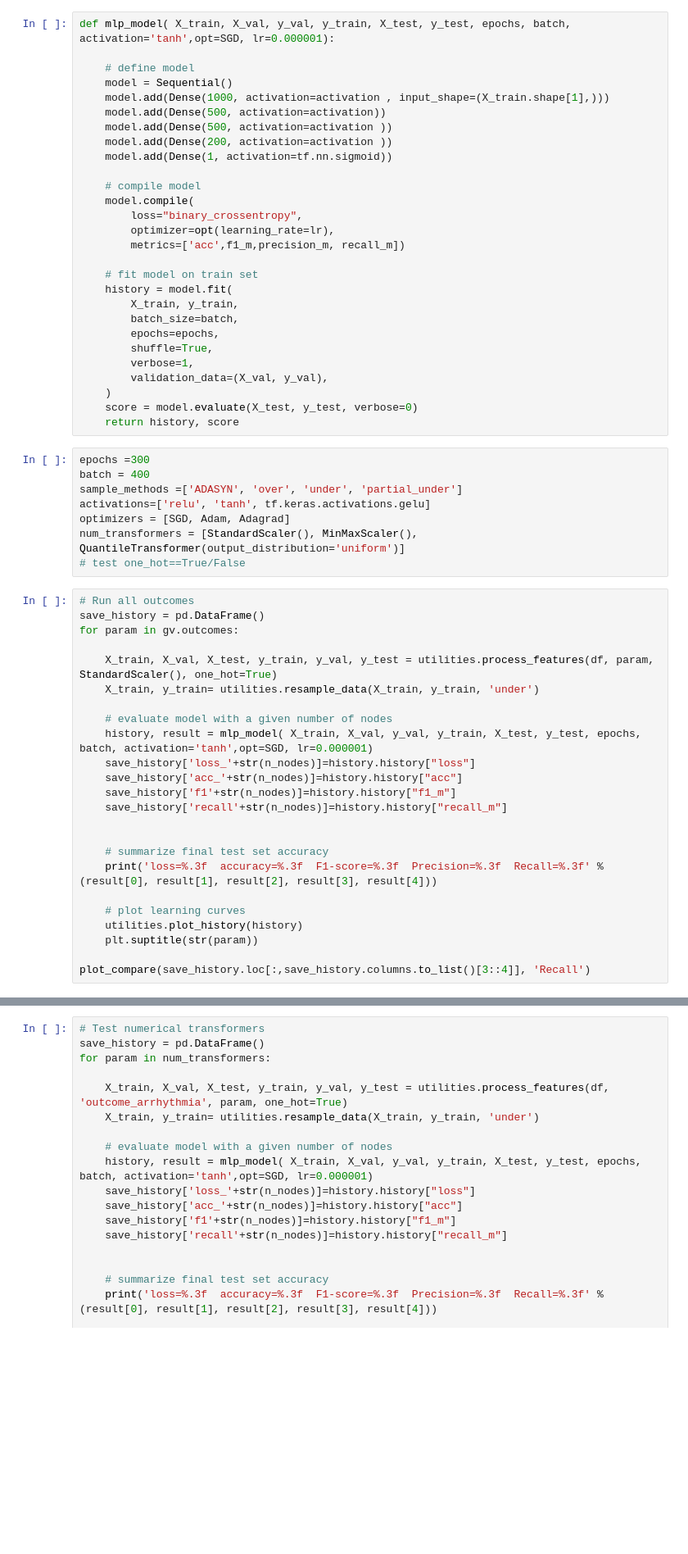
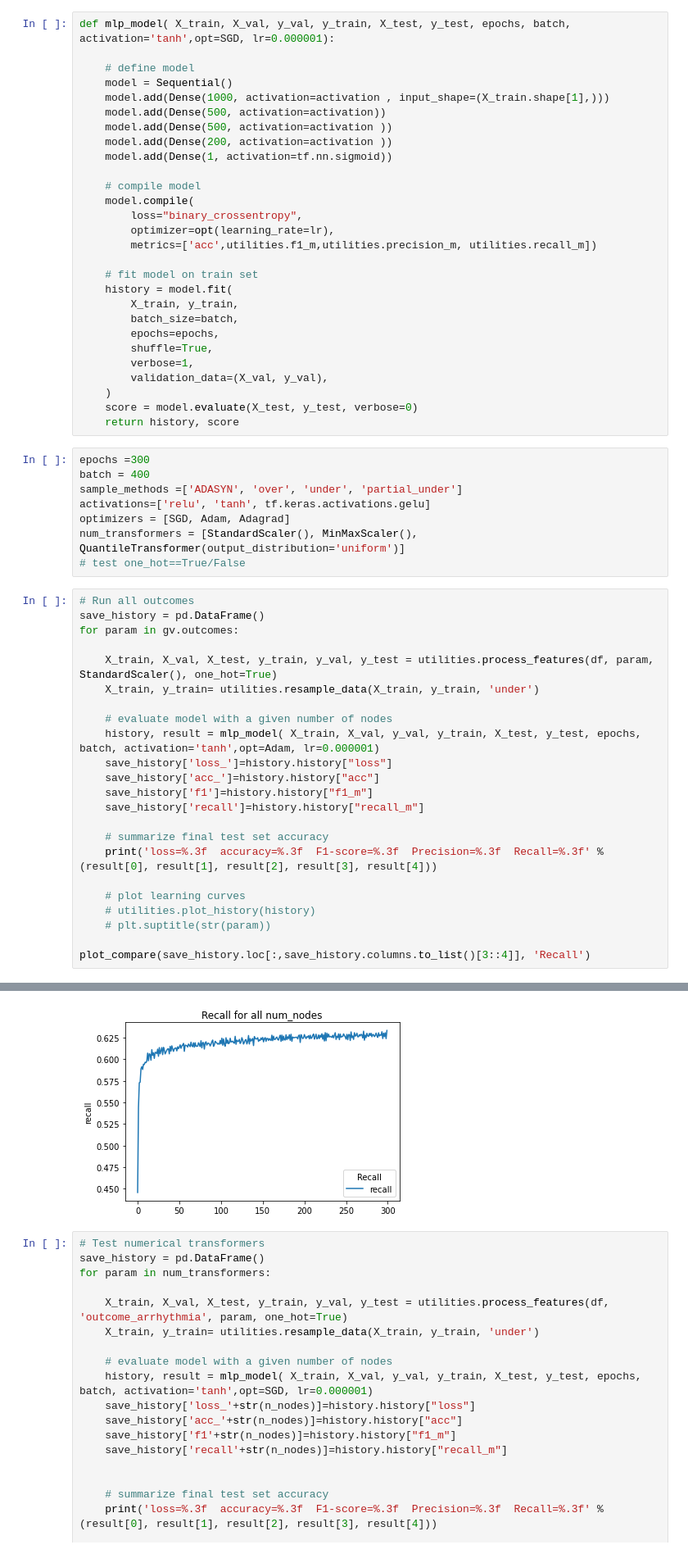
Before and after one commit to analiseb/UB-Masters-Thesis, a Jupyter notebook: MODEL_mlp.ipynb, the cells around one changed output, grey strips where cells are left out. Shown at 82% size. Saved outputs shown, nothing was run; the diff lists cells and outputs as text; blank space fills up the shorter version.

```diff
--- a/MODEL_mlp.ipynb
+++ b/MODEL_mlp.ipynb
@@ -232,7 +232,7 @@ def mlp_model( X_train, X_val, y_val, y_train, X_test, y_test, epochs, batch, ac
     model.compile(
         loss="binary_crossentropy",
         optimizer=opt(learning_rate=lr),
-        metrics=['acc',f1_m,precision_m, recall_m])
+        metrics=['acc',utilities.f1_m,utilities.precision_m, utilities.recall_m])
 
     # fit model on train set
     history = model.fit(
@@ -262,19 +262,18 @@ for param in gv.outcomes:
     X_train, y_train= utilities.resample_data(X_train, y_train, 'under')
 
     # evaluate model with a given number of nodes
-    history, result = mlp_model( X_train, X_val, y_val, y_train, X_test, y_test, epochs, batch, activation='tanh',opt=SGD, lr=0.000001)
-    save_history['loss_'+str(n_nodes)]=history.history["loss"]
-    save_history['acc_'+str(n_nodes)]=history.history["acc"]
-    save_history['f1'+str(n_nodes)]=history.history["f1_m"]
-    save_history['recall'+str(n_nodes)]=history.history["recall_m"]
-
+    history, result = mlp_model( X_train, X_val, y_val, y_train, X_test, y_test, epochs, batch, activation='tanh',opt=Adam, lr=0.000001)
+    save_history['loss_']=history.history["loss"]
+    save_history['acc_']=history.history["acc"]
+    save_history['f1']=history.history["f1_m"]
+    save_history['recall']=history.history["recall_m"]
 
     # summarize final test set accuracy
     print('loss=%.3f  accuracy=%.3f  F1-score=%.3f  Precision=%.3f  Recall=%.3f' % (result[0], result[1], result[2], result[3], result[4]))
 
     # plot learning curves
-    utilities.plot_history(history)
-    plt.suptitle(str(param))
+    # utilities.plot_history(history)
+    # plt.suptitle(str(param))
 
 plot_compare(save_history.loc[:,save_history.columns.to_list()[3::4]], 'Recall')
 # %% [output]
@@ -282,3 +297,4 @@ NameError: name 'epochs' is not defined
+[figure, added]
 # %%
 # Test numerical transformers
 save_history = pd.DataFrame()
```
Also changed, not shown: parts of 1 cell of this notebook.
